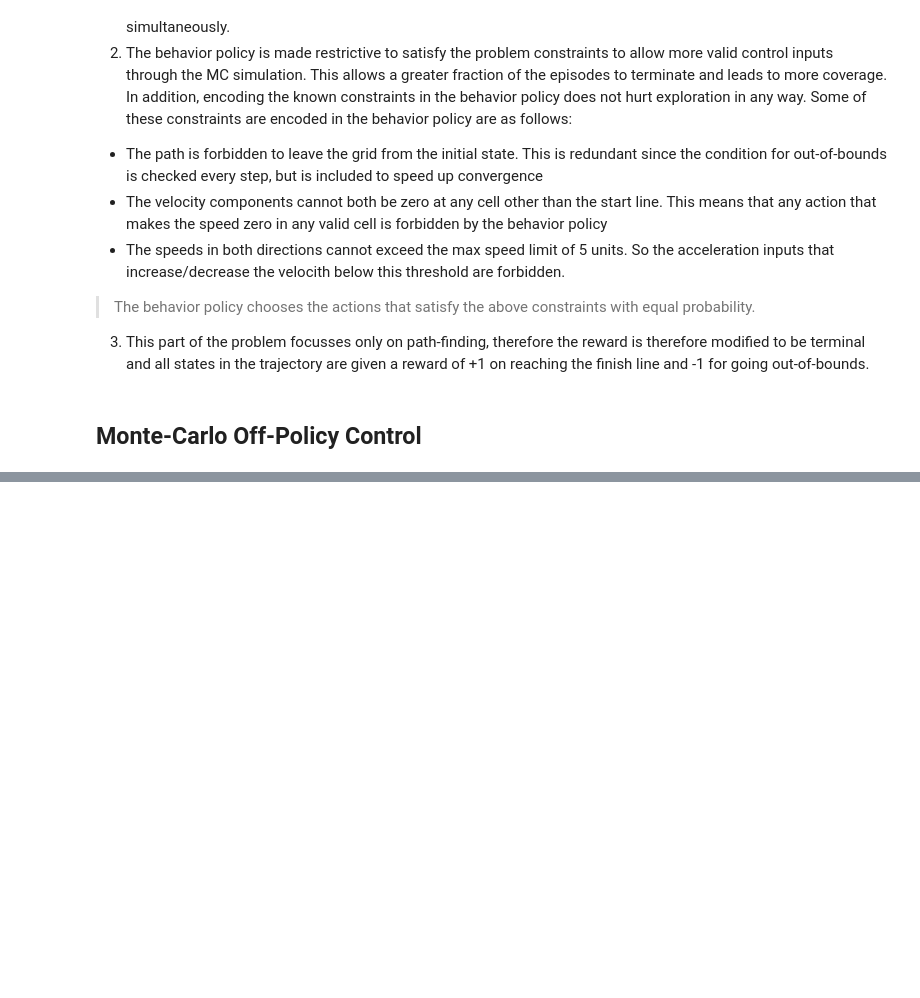
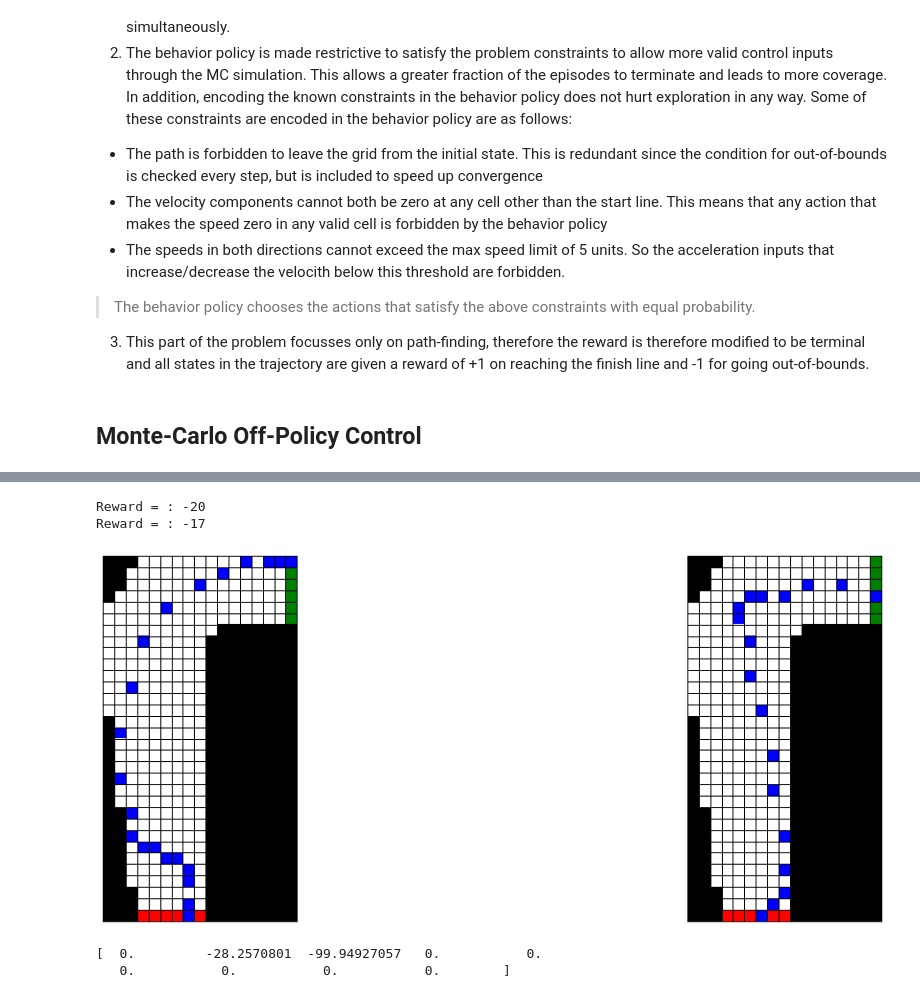
Before and after one commit to chandrusuresh/ReinforcementLearning, a Jupyter notebook: Ch5-MonteCarloMethods/RaceTrack.ipynb, the cells around one changed output, grey strips where cells are left out. Saved outputs shown, nothing was run; the diff lists cells and outputs as text; code cells hidden in the pictures; blank space fills up the shorter version.

Commit message:
First crack at optimal path finding. Solution is not optimal. more work needed.

```diff
--- a/Ch5-MonteCarloMethods/RaceTrack.ipynb
+++ b/Ch5-MonteCarloMethods/RaceTrack.ipynb
@@ -303,0 +397,19 @@ Reward = : -9
+# %%
+num_episodes = 100000
+
+Q1_opt = MonteCarlo_OffPolicyOptimalControl(map_1,num_episodes)
+
+# Q2_opt = MonteCarlo_OffPolicyOptimalControl(map_2,num_episodes)
+# %%
+generate_opt_path(map_1,Q1_opt)
+# %% [output]
+Reward = : -20
+Reward = : -17
+[figure, added]
+# %%
+x = 31
+y = 3
+print(Q1_opt[x,y,5,5,:])
+# %% [output]
+[  0.         -28.2570801  -99.94927057   0.           0.
+   0.           0.           0.           0.        ]
```
Also changed, not shown: parts of 4 cells of this notebook.
